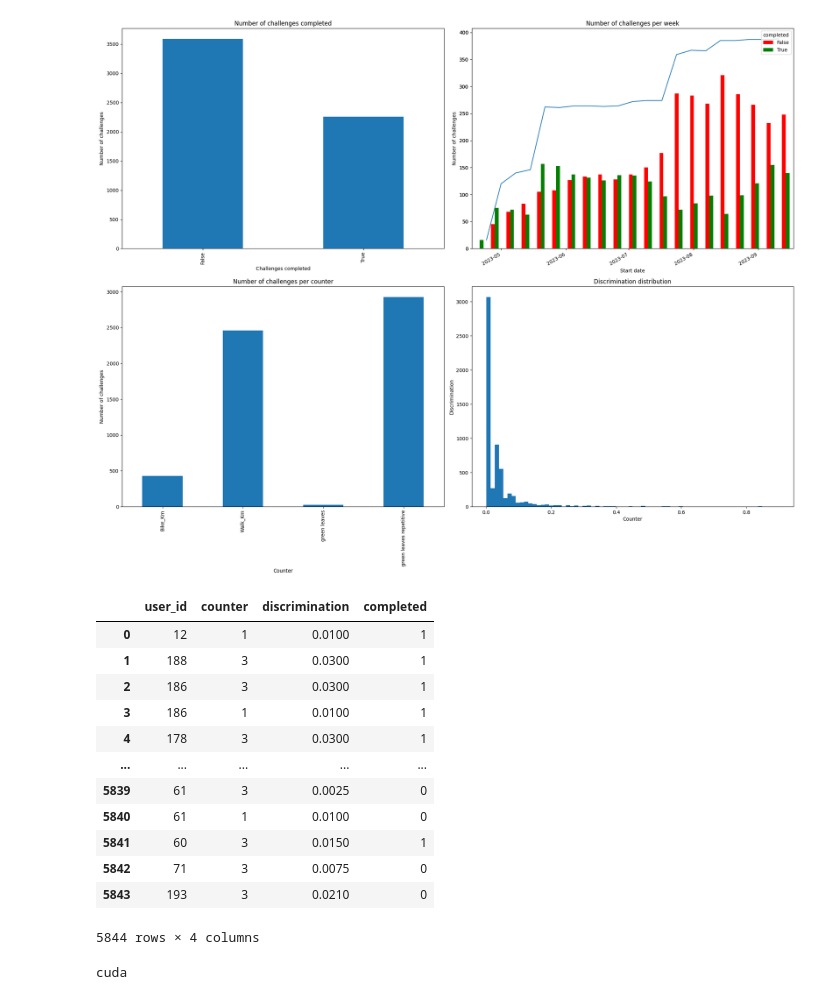
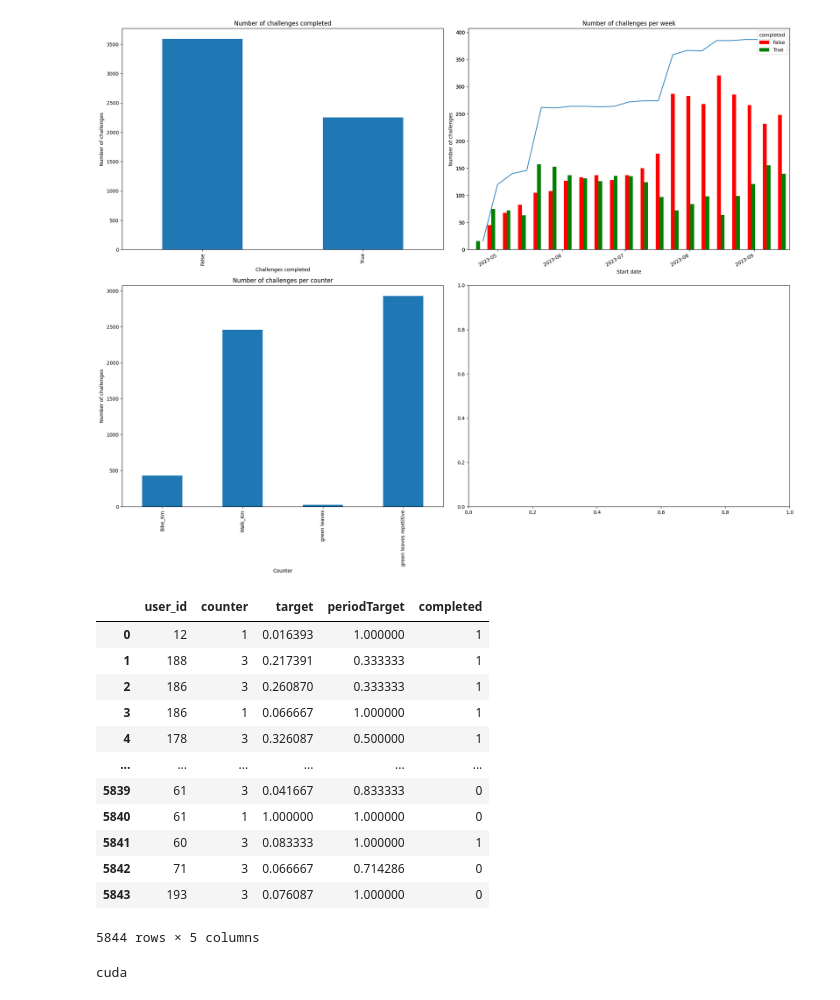
Before and after one commit to rik1599/playngo_challenge_generator, a Jupyter notebook: notebooks/Ferrara.ipynb, the cells around one changed output. Saved outputs shown, nothing was run; the diff lists cells and outputs as text; code cells hidden in the pictures.

```diff
--- a/notebooks/Ferrara.ipynb
+++ b/notebooks/Ferrara.ipynb
@@ -17,13 +17,6 @@ filtered_data = [
     for d in data
 ]
 
-MAX_VALUES = {
-    'Bike_Km': 250,
-    'Walk_Km': 100,
-    'green leaves': 2000,
-    'green leaves repetitive': 2000,
-}
-
 df = pd.DataFrame(filtered_data)
 df['start'] = pd.to_datetime(df['start'])
 
@@ -35,8 +28,8 @@ df['user_id'] = df['user_id'].astype('category')
 df['counter'] = df.apply(lambda x: f"{x['counter']} repetitive" if x['periodTarget'] > 1 else x['counter'], axis=1)
 df['counter'] = df['counter'].astype('category')
 
-df['discrimination'] = df['target'] * df['periodTarget']
-df['discrimination'] = df.groupby('counter', observed=False)['discrimination'].transform(lambda x: x / MAX_VALUES[x.name])
+df['scaled_target'] = df.groupby(['user_id', 'counter'], observed=True)['target'].transform(lambda x: x / x.max())
+df['scaled_periodTarget'] = df.groupby(['user_id', 'counter'], observed=True)['periodTarget'].transform(lambda x: x / x.max())
 
 df.sort_values('start', ascending=True, inplace=True, ignore_index=True)
 
@@ -58,61 +51,56 @@ df
 # %%
 import matplotlib.pyplot as plt
 
 fig, axs = plt.subplots(2, 2, figsize=(20, 16))
 
 df['completed'].value_counts().plot(kind='bar', ax=axs[0, 0])
 axs[0, 0].set_title('Number of challenges completed')
 axs[0, 0].set_xlabel('Challenges completed')
 axs[0, 0].set_ylabel('Number of challenges')
 
 df.groupby('start').size().plot(ax=axs[0, 1])
 ax3 = axs[0, 1].twiny()
 df.groupby(['start', 'completed']).size().unstack().plot(ax=ax3, legend=True, stacked=False, kind='bar', color=['red', 'green'])
 ax3.set_xlabel('')
 ax3.set_xticks([])
 
 axs[0, 1].set_title('Number of challenges per week')
 axs[0, 1].set_xlabel('Start date')
 axs[0, 1].set_ylabel('Number of challenges')
 
 df.groupby('counter', observed=True).size().plot(kind='bar', ax=axs[1, 0])
 axs[1, 0].set_title('Number of challenges per counter')
 axs[1, 0].set_xlabel('Counter')
 axs[1, 0].set_ylabel('Number of challenges')
 
-
-df['discrimination'].plot(kind='hist', bins=70, ax=axs[1, 1])
-axs[1, 1].set_title('Discrimination distribution')
-axs[1, 1].set_xlabel('Counter')
-axs[1, 1].set_ylabel('Discrimination')
-
 plt.tight_layout()
 plt.show()
 # %% [output]
-[figure, old version]
+[figure, new version]
 # %%
 dataset = pd.DataFrame({
     'user_id': df['user_id'].cat.codes,
     'counter': df['counter'].cat.codes,
-    'discrimination': df['discrimination'],
+    'target': df['scaled_target'],
+    'periodTarget': df['scaled_periodTarget'],
     'completed': df['completed'].astype(int),
 })
 
 dataset
 # %% [output]
-|  | user_id | counter | discrimination | completed |
-| 0 | 12 | 1 | 0.0100 | 1 |
-| 1 | 188 | 3 | 0.0300 | 1 |
-| 2 | 186 | 3 | 0.0300 | 1 |
-| 3 | 186 | 1 | 0.0100 | 1 |
-| 4 | 178 | 3 | 0.0300 | 1 |
-| ... | ... | ... | ... | ... |
-| 5839 | 61 | 3 | 0.0025 | 0 |
-| 5840 | 61 | 1 | 0.0100 | 0 |
-| 5841 | 60 | 3 | 0.0150 | 1 |
-| 5842 | 71 | 3 | 0.0075 | 0 |
-| 5843 | 193 | 3 | 0.0210 | 0 |
+|  | user_id | counter | target | periodTarget | completed |
+| 0 | 12 | 1 | 0.016393 | 1.000000 | 1 |
+| 1 | 188 | 3 | 0.217391 | 0.333333 | 1 |
+| 2 | 186 | 3 | 0.260870 | 0.333333 | 1 |
+| 3 | 186 | 1 | 0.066667 | 1.000000 | 1 |
+| 4 | 178 | 3 | 0.326087 | 0.500000 | 1 |
+| ... | ... | ... | ... | ... | ... |
+| 5839 | 61 | 3 | 0.041667 | 0.833333 | 0 |
+| 5840 | 61 | 1 | 1.000000 | 1.000000 | 0 |
+| 5841 | 60 | 3 | 0.083333 | 1.000000 | 1 |
+| 5842 | 71 | 3 | 0.066667 | 0.714286 | 0 |
+| 5843 | 193 | 3 | 0.076087 | 1.000000 | 0 |
-5844 rows × 4 columns
+5844 rows × 5 columns
 # %%
 import torch
 import torch.nn as nn
```
Also changed, not shown: parts of 8 cells of this notebook, 2 other files.
